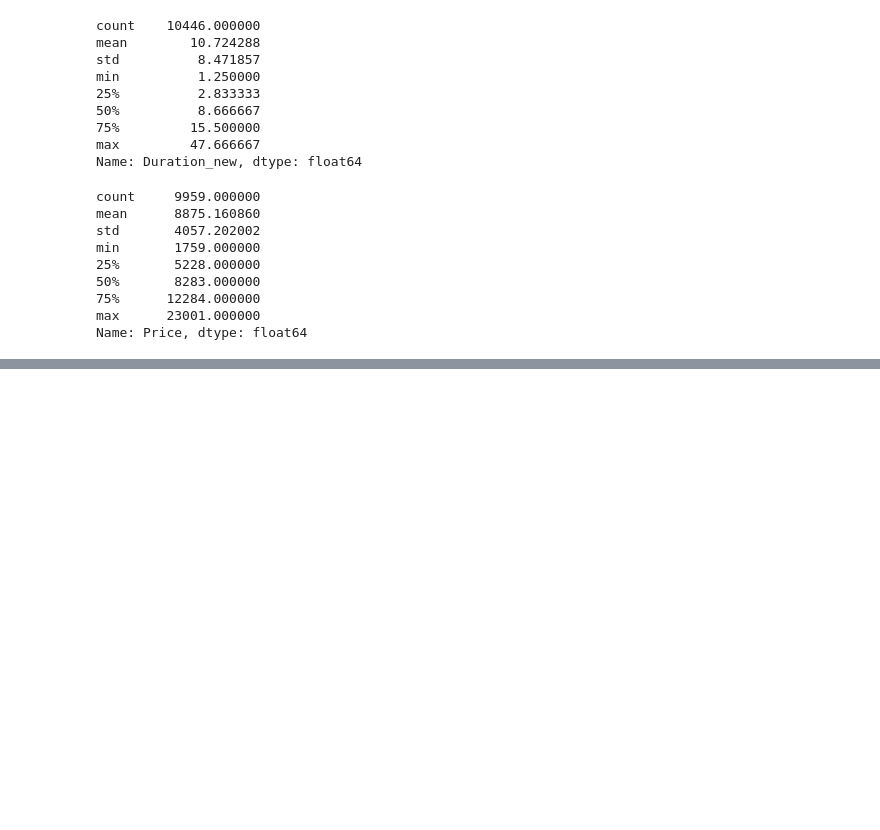
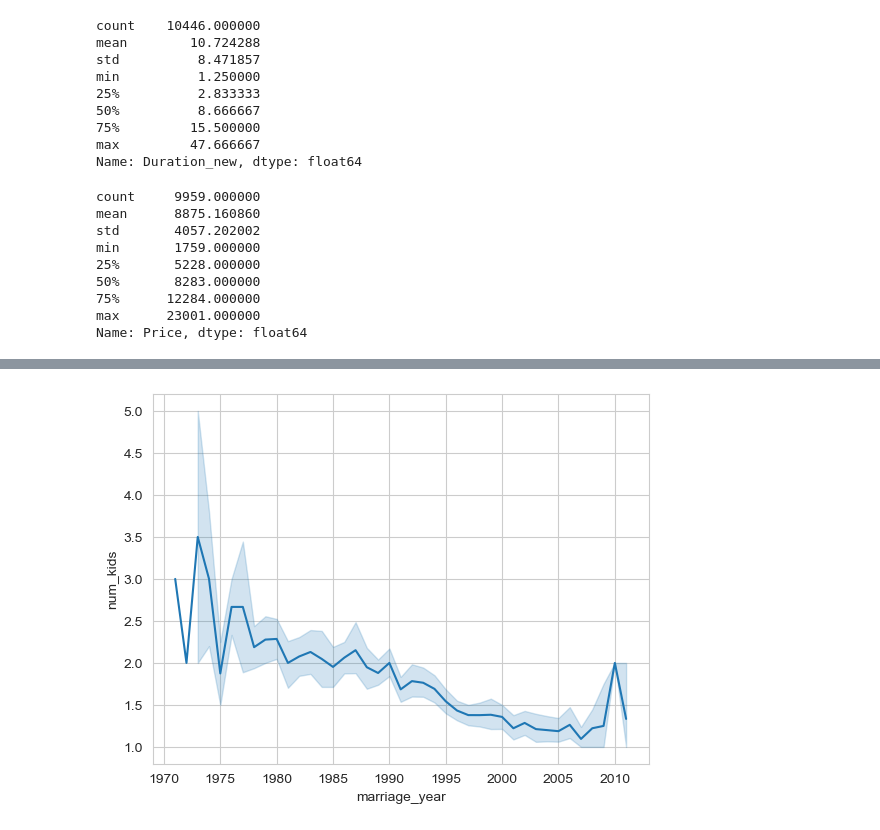
Before and after one commit to GuoweiYang19891101/data_analyst_with_python, a Jupyter notebook: datacamp_data_analyst_career_python/12_exploratory_data_analysis_python.ipynb, the cells around one changed output, grey strips where cells are left out. Cells and saved outputs as stored; diff of their text form; code cells hidden in the pictures; blank space fills up the shorter version.

```diff
--- a/datacamp_data_analyst_career_python/12_exploratory_data_analysis_python.ipynb
+++ b/datacamp_data_analyst_career_python/12_exploratory_data_analysis_python.ipynb
@@ -571,0 +574,12 @@ Name: Price, dtype: float64
+# %%
+# Code for part 3.1
+
+# importing DateTime data
+import pandas as pd
+
+# get the data
+divorce = pd.read_csv('12_datasets/divorce.csv', parse_dates=['divorce_date', 'dob_man', 'dob_woman', 'marriage_date'])
+print(divorce.dtypes)
+
+# updating data type to DateTime
+divorce['marriage_date'] = pd.to_datetime(divorce['marriage_date'])
@@ -571,0 +598,15 @@ Name: Price, dtype: float64
+# %%
+# Code for part 3.1 (continue)
+
+# visualizing relationships over time
+import seaborn as sns
+import matplotlib.pyplot as plt
+
+# define 'marriage_year' column
+divorce['marriage_year'] = divorce['marriage_date'].dt.year
+
+# create a lineplot
+sns.lineplot(data=divorce, x='marriage_year', y='num_kids')
+plt.show()
+# %% [output]
+[figure, added]
```
Also changed, not shown: parts of 11 cells of this notebook.
